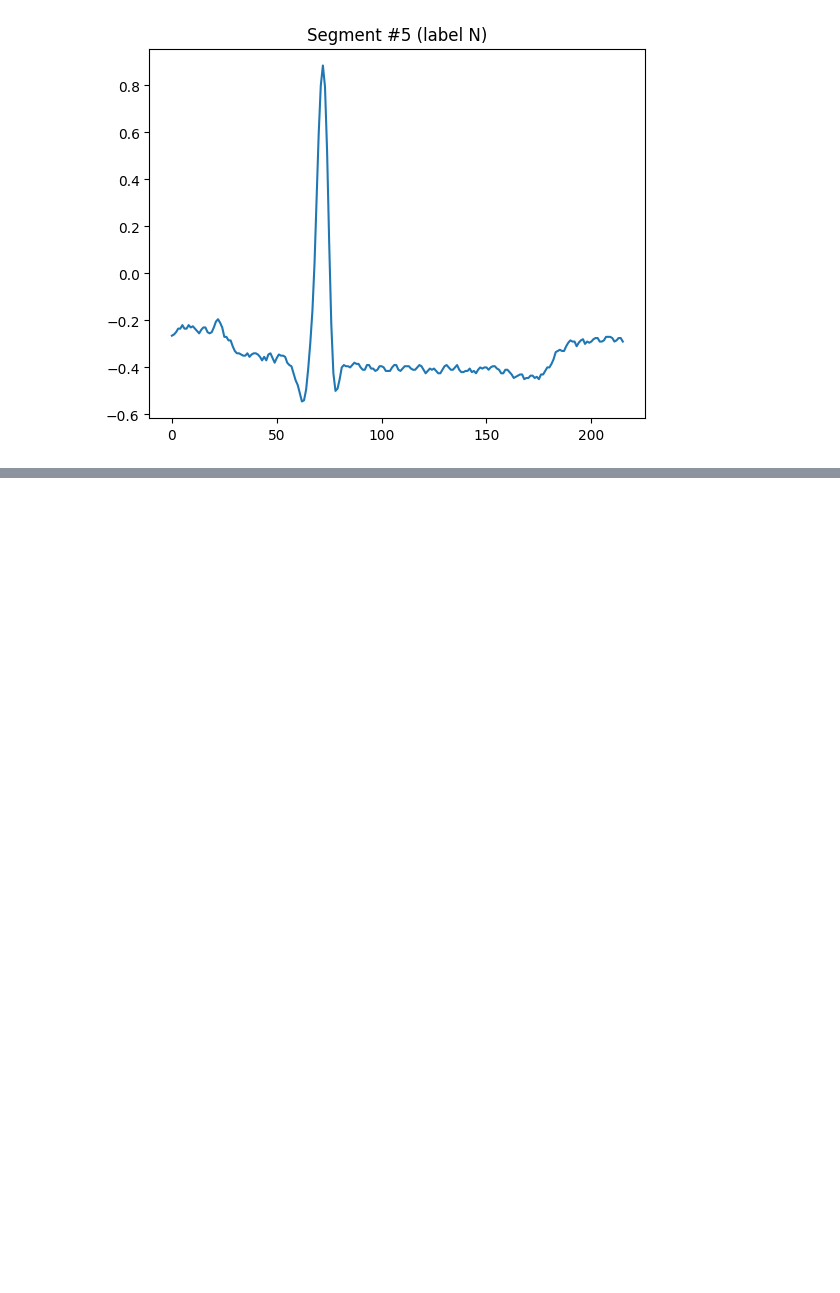
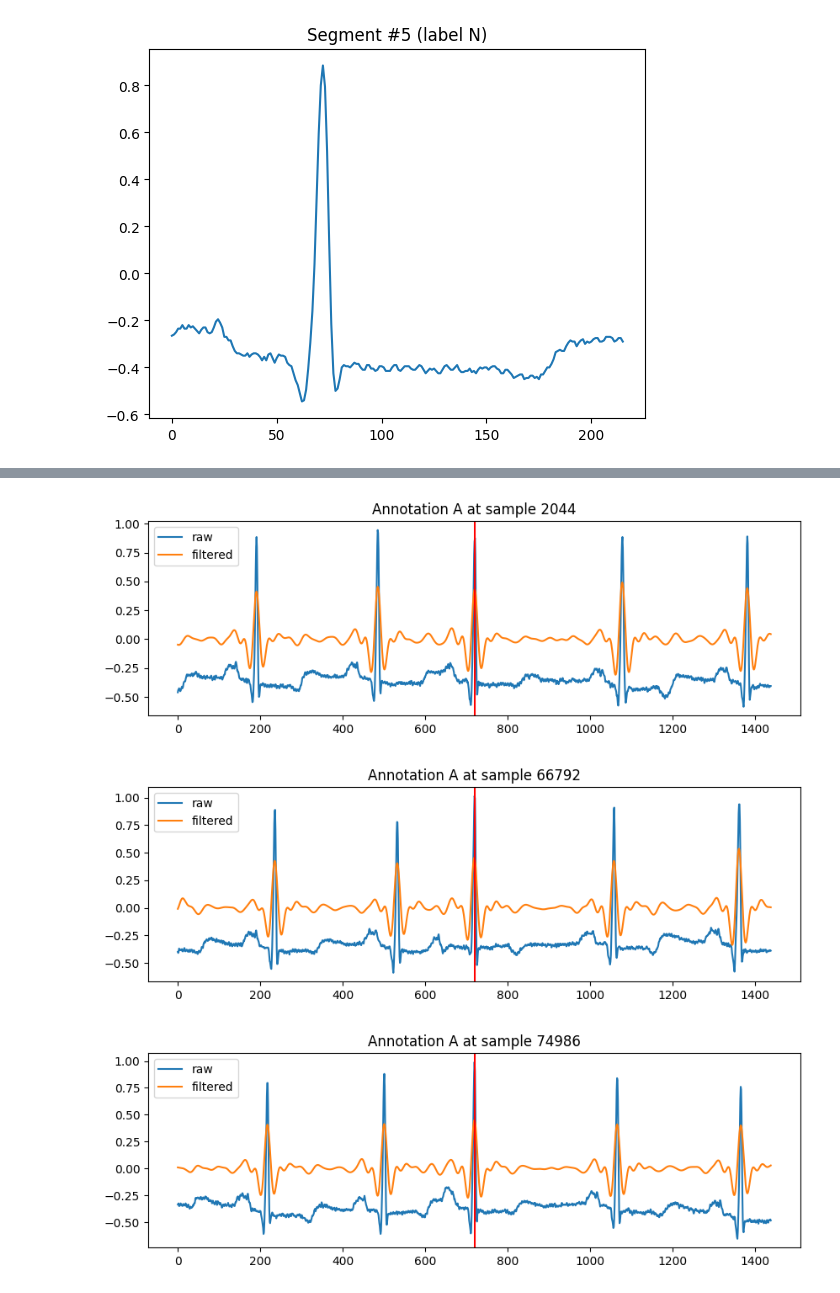
Before and after one commit to dea980/EKG-Playground, a Jupyter notebook: notebooks/01_explore_dataset.ipynb, the cells around one changed output, grey strips where cells are left out. Cells and saved outputs as stored; diff of their text form; code cells hidden in the pictures; blank space fills up the shorter version.

```diff
--- a/notebooks/01_explore_dataset.ipynb
+++ b/notebooks/01_explore_dataset.ipynb
@@ -388,0 +487,28 @@ Symbol: N
+# %%
+## beat 단위 세그먼트 추출
+## Segment config
+
+# pre: 200 ms = 72 sample
+# post: 400 ms = 144 sample
+# 총 길이: 216 sample
+
+# anomaly indices
+abn_idx = [i for i, s in enumerate(ann.symbol) if s in ['A','V','F']]
+abn_idx[:5]  # 앞부분만 확인
+
+for idx in abn_idx[:3]:
+    pos = ann.sample[idx]
+    start = max(0, pos - fs*2)
+    end = min(len(signal), pos + fs*2)
+
+    plt.figure(figsize=(10,3))
+    plt.plot(signal[int(start):int(end)], label='raw')
+    plt.plot(filt[int(start):int(end)], label='filtered')
+    plt.axvline(x=pos-start, color='r')
+    plt.title(f"Annotation {ann.symbol[idx]} at sample {pos}")
+    plt.legend()
+    plt.show()
+# %% [output]
+[figure, added]
+[figure, added]
+[figure, added]
```
Also changed, not shown: parts of 28 cells of this notebook, 4 other files.
